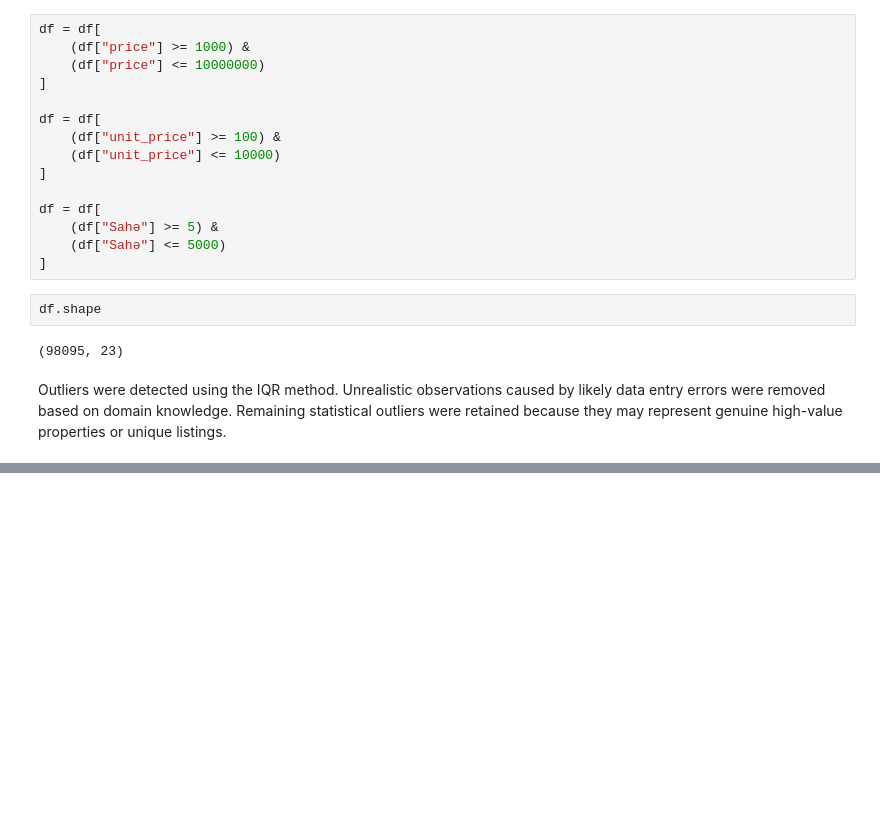
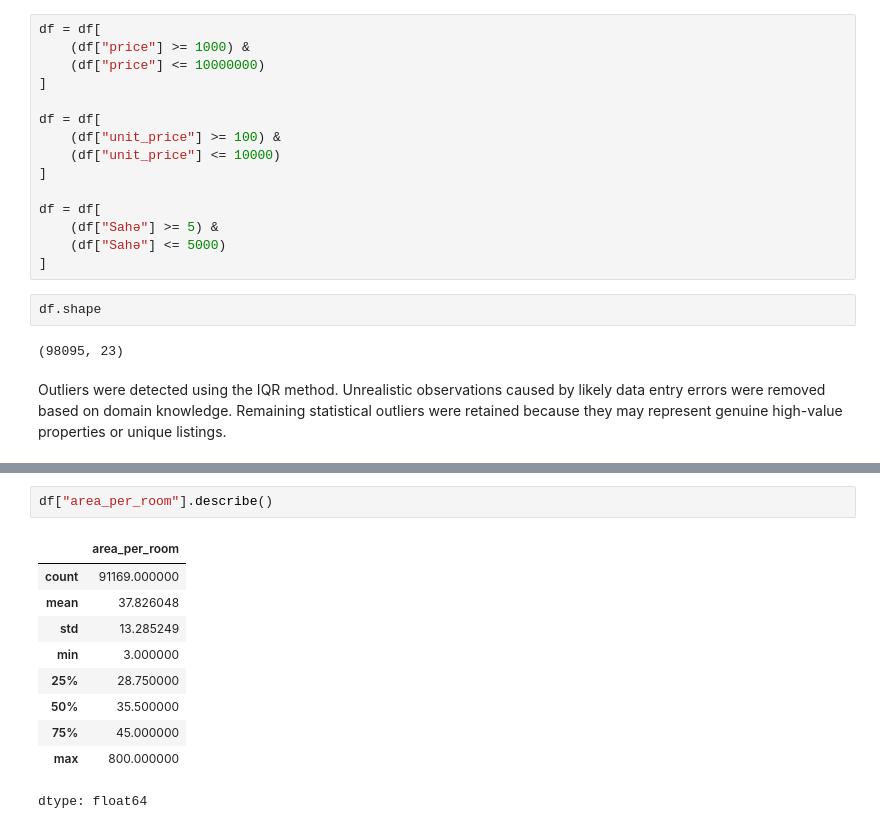
Before and after one commit to AteshUmud999/binaaz-eda-project, a Jupyter notebook: BinaAZ_Real_Estate_EDA_Project.ipynb, the cells around one changed output, grey strips where cells are left out. Drawn from its saved outputs; the diff is of its cells as text; blank space fills up the shorter version.

```diff
--- a/BinaAZ_Real_Estate_EDA_Project.ipynb
+++ b/BinaAZ_Real_Estate_EDA_Project.ipynb
@@ -1343,0 +1405,13 @@ Outliers were detected using the IQR method. Unrealistic observations caused by
+# %%
+df["area_per_room"].describe()
+# %% [output]
+|  | area_per_room |
+| count | 91169.000000 |
+| mean | 37.826048 |
+| std | 13.285249 |
+| min | 3.000000 |
+| 25% | 28.750000 |
+| 50% | 35.500000 |
+| 75% | 45.000000 |
+| max | 800.000000 |
+dtype: float64
```
Also changed, not shown: parts of 13 cells of this notebook.
